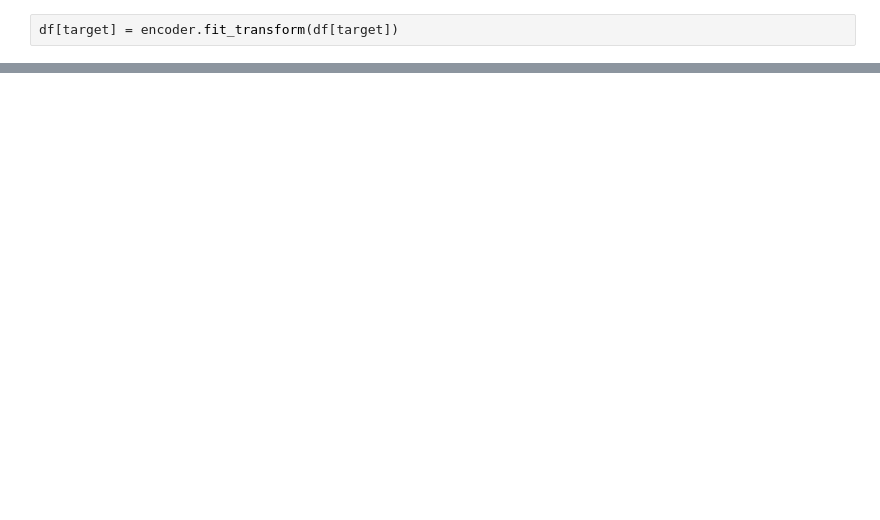
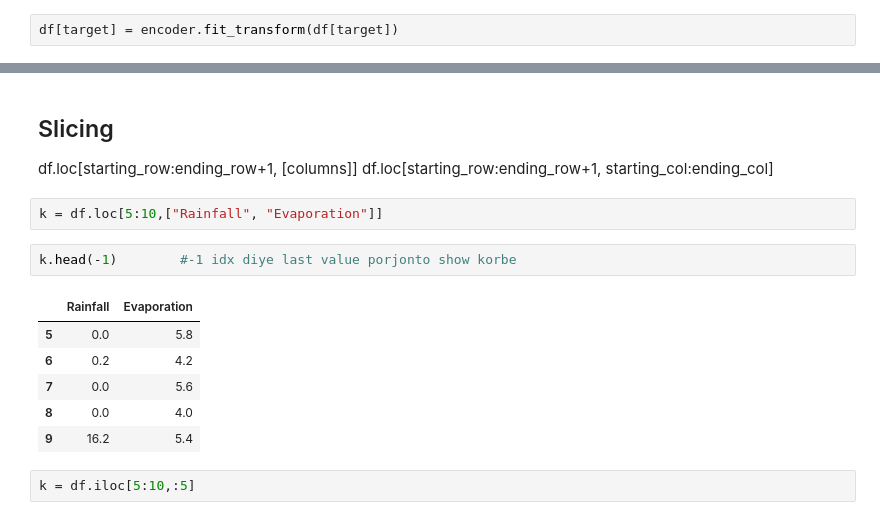
Before and after one commit to sabatn/ML, a Jupyter notebook: ML1.ipynb, the cells around one changed output, grey strips where cells are left out. Drawn from its saved outputs; the diff is of its cells as text; blank space fills up the shorter version.

```diff
--- a/ML1.ipynb
+++ b/ML1.ipynb
@@ -190,0 +191,17 @@ memory usage: 58.9 KB
+# %% [markdown]
+## Slicing
+df.loc[starting_row:ending_row+1, [columns]]
+df.loc[starting_row:ending_row+1, starting_col:ending_col]
+# %%
+k = df.loc[5:10,["Rainfall", "Evaporation"]]
+# %%
+k.head(-1)        #-1 idx diye last value porjonto show korbe
+# %% [output]
+|  | Rainfall | Evaporation |
+| 5 | 0.0 | 5.8 |
+| 6 | 0.2 | 4.2 |
+| 7 | 0.0 | 5.6 |
+| 8 | 0.0 | 4.0 |
+| 9 | 16.2 | 5.4 |
+# %%
+k = df.iloc[5:10,:5]
```
Also changed, not shown: parts of 30 cells of this notebook.
